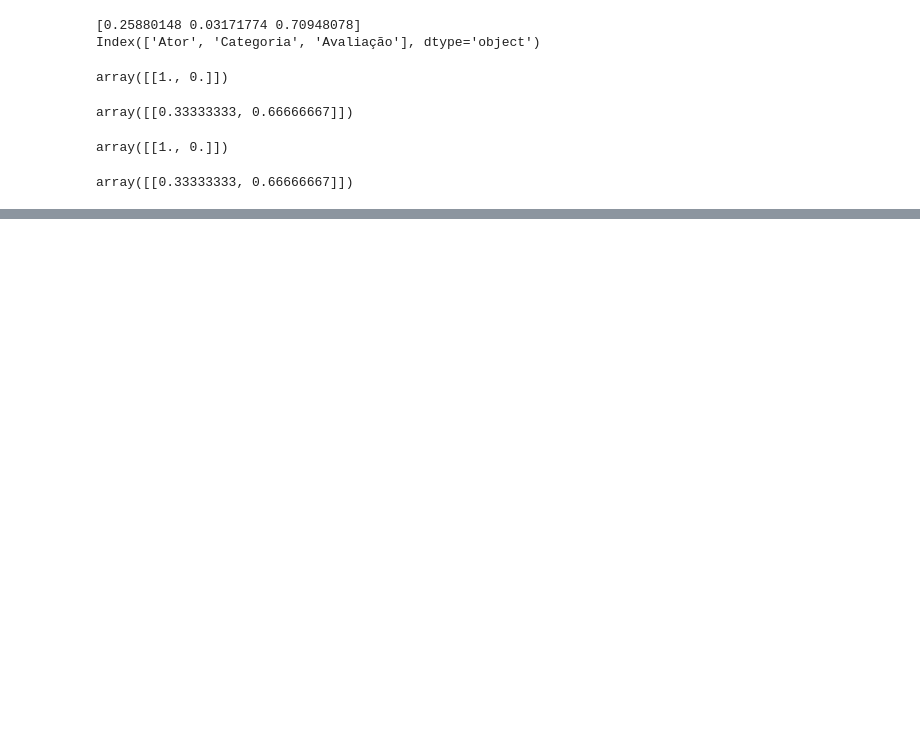
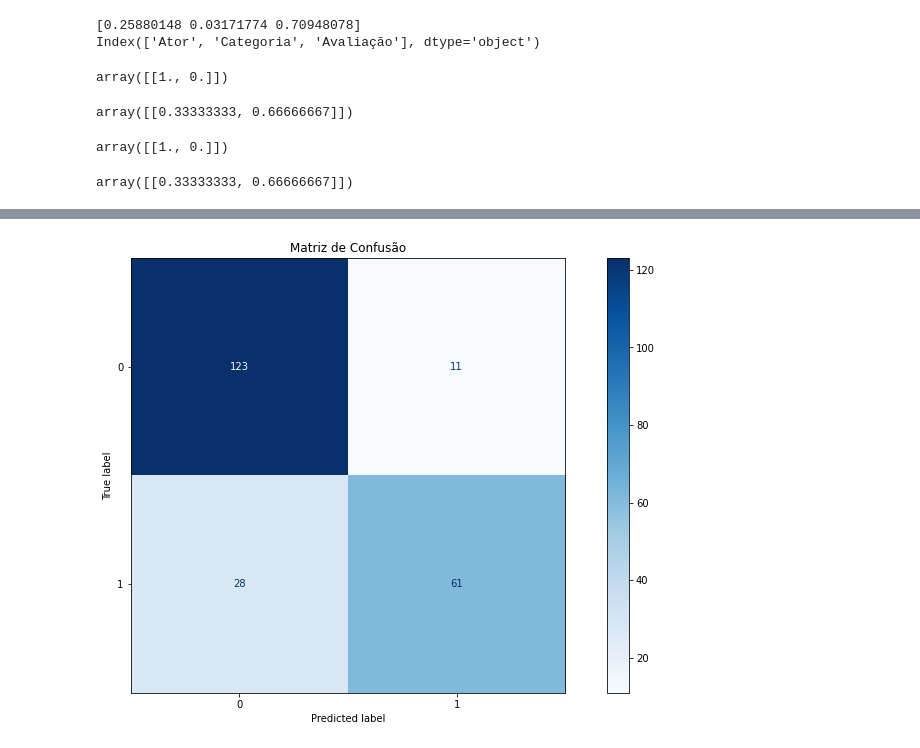
Before and after one commit to anapaulasandes/dtsci-tools, a Jupyter notebook: sklearn/sklearn.ipynb, the cells around one changed output, grey strips where cells are left out. Cells and saved outputs as stored; diff of their text form; code cells hidden in the pictures; blank space fills up the shorter version.

Commit message:
:rocket: decision tree e random forest

```diff
--- a/sklearn/sklearn.ipynb
+++ b/sklearn/sklearn.ipynb
@@ -838,0 +940,11 @@ array([[0.33333333, 0.66666667]])
+# %%
+param_grid = {'random__n_estimators': [100,200,300,400,500],
+              'random__max_depth': [5,6,7,8,9,10],
+              'random__criterion': ['entropy'],
+              'random__min_samples_leaf': [5,10,15],
+              'random__class_weight': [None,'balanced'],
+              'random__random_state': [42],
+              'pre_processing__num__imputer_num__strategy': ['mean','median','most_frequent']}
+
+grid = GridSearchCV(pipe_final,param_grid=param_grid,cv=10,n_jobs=-1)
+grid.fit(x,y)
@@ -838,0 +1041,10 @@ array([[0.33333333, 0.66666667]])
+# %%
+## setando novos parâmetros
+
+pipe_final.set_params(pre_processing__num__imputer_num__strategy = 'mean',
+                      random__class_weight = None,
+                      random__criterion = 'entropy',
+                      random__max_depth = 9,
+                      random__min_samples_leaf = 5,
+                      random__n_estimators = 400,
+                      random__random_state = 42)
@@ -838,0 +1069,7 @@ array([[0.33333333, 0.66666667]])
+# %%
+## criando treino e teste
+
+x_train,x_test,y_train,y_test = train_test_split(x,y,test_size=0.25,random_state=42)
+
+print(x_train.shape,y_train.shape)
+print(x_test.shape,y_test.shape)
@@ -838,0 +1079,2 @@ array([[0.33333333, 0.66666667]])
+# %%
+pipe_final.fit(x_train,y_train)
@@ -838,0 +1099,10 @@ array([[0.33333333, 0.66666667]])
+# %%
+f, ax = plt.subplots(1,1,figsize=(15,8))
+
+plot_confusion_matrix(pipe_final,x_test,y_test,ax=ax,cmap=plt.cm.Blues,values_format='.4g')
+
+ax.set_title('Matriz de Confusão')
+
+plt.show()
+# %% [output]
+[figure, added]
```
Also changed, not shown: parts of 27 cells of this notebook.
